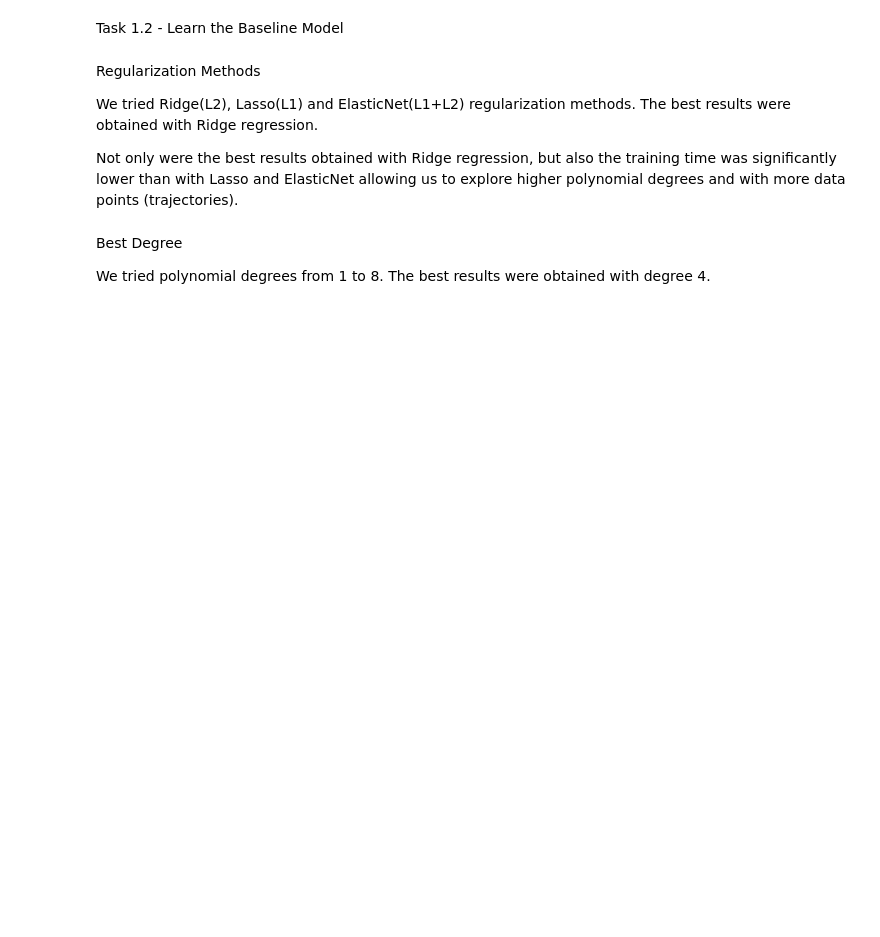
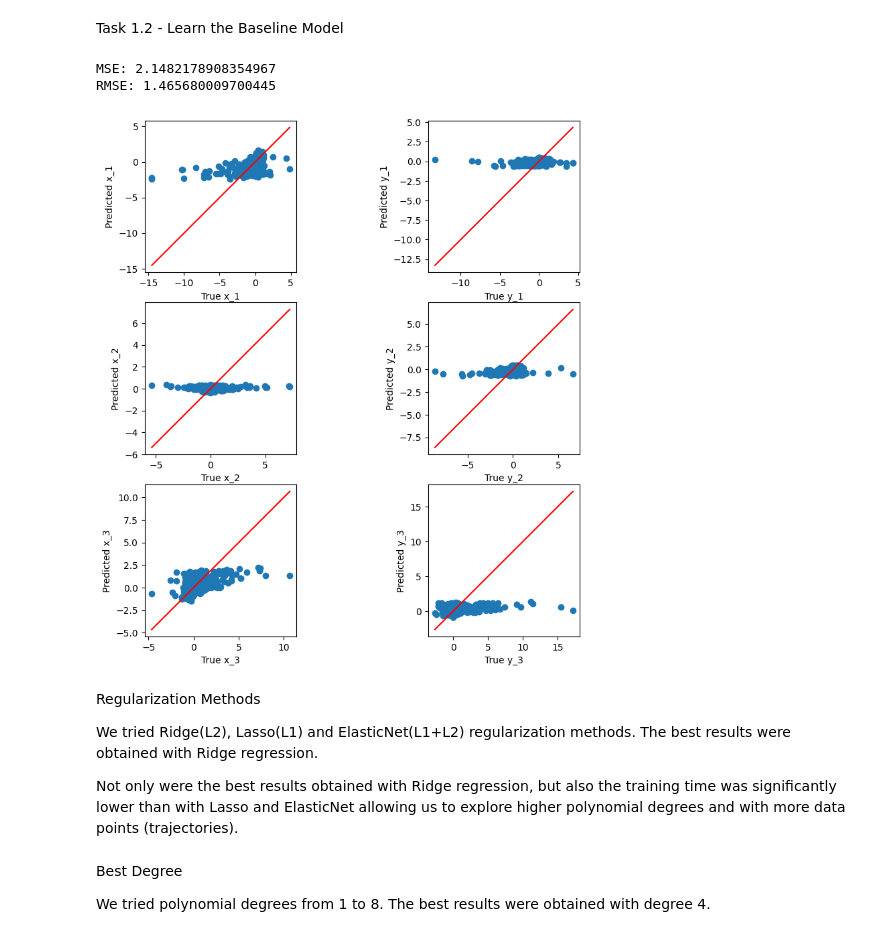
Before and after one commit to MateusCabral-FCT/AA_1-projeto, a Jupyter notebook: code/machine_learning_project.ipynb, the cells around one changed output. Saved outputs shown, nothing was run; the diff lists cells and outputs as text; code cells hidden in the pictures; blank space fills up the shorter version.

```diff
--- a/code/machine_learning_project.ipynb
+++ b/code/machine_learning_project.ipynb
@@ -110,7 +131,7 @@ def create_splits(data_for_splts):
 
     y_data = merged[['x_1', 'y_1', 'x_2', 'y_2', 'x_3', 'y_3']]
 
-    return x_data, y_data
+    return x_data, y_data, merged
 # %%
 def plot_y_yhat(y_test,y_pred, plot_title = "plot"):
     labels = ['x_1','y_1','x_2','y_2','x_3','y_3']
@@ -138,21 +159,25 @@ def plot_y_yhat(y_test,y_pred, plot_title = "plot"):
 # %%
 from sklearn.pipeline import make_pipeline
 
-x_train, y_train = create_splits(train_data)
+x_train, y_train, updated_train_data = create_splits(train_data)
 
 pipeline = make_pipeline(StandardScaler(),LinearRegression())
 pipeline.fit(x_train, y_train)
 
-x_val, y_val = create_splits(val_data)
+x_val, y_val,updated_val_data = create_splits(val_data)
 y_pred = pipeline.predict(x_val)
 
 mse = mean_squared_error(y_val, y_pred)
 print("MSE:",mse)
 rmse = np.sqrt(mse)
 print("RMSE:",rmse)
 
-x_test, y_test = create_splits(test_data)
+x_test, y_test,updated_test_data = create_splits(test_data)
 y_pred = pipeline.predict(x_test)
 
 plot_y_yhat(y_test,y_pred)
+# %% [output]
+MSE: 2.1482178908354967
+RMSE: 1.465680009700445
+[figure, added]
 # %%
```
Also changed, not shown: parts of 9 cells of this notebook.
